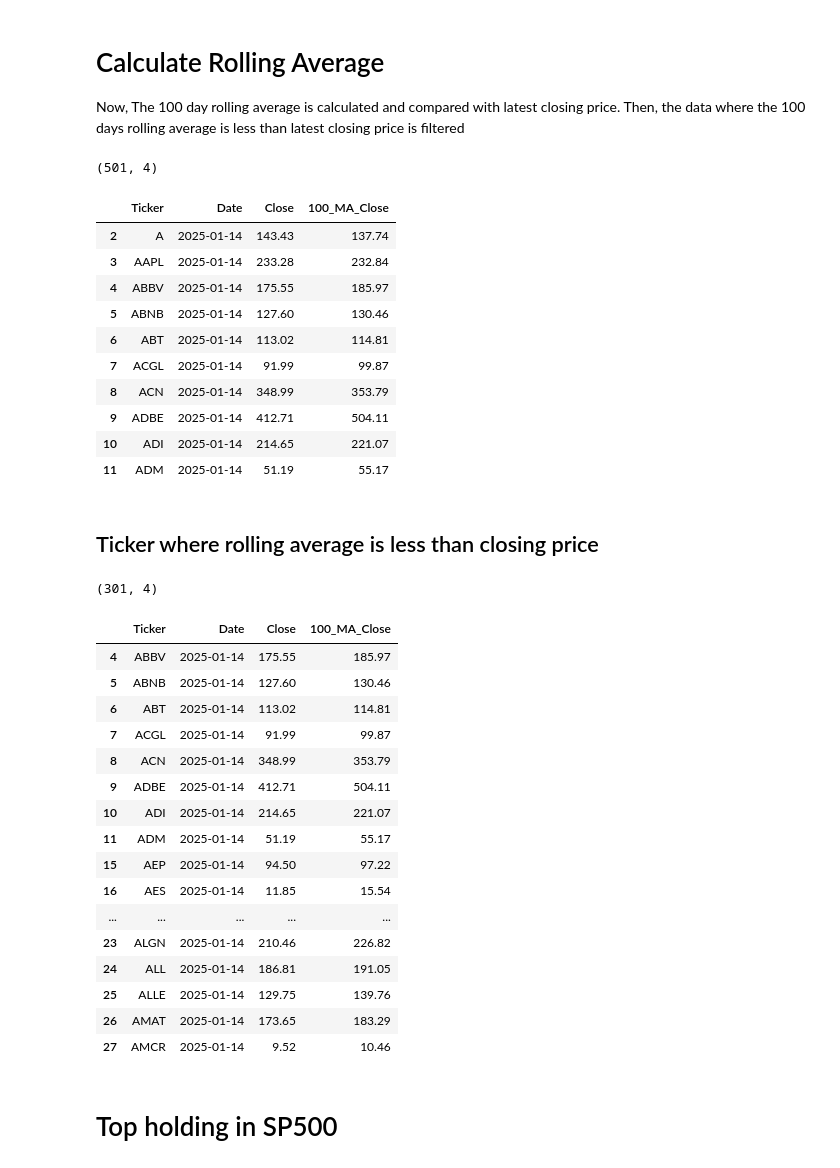
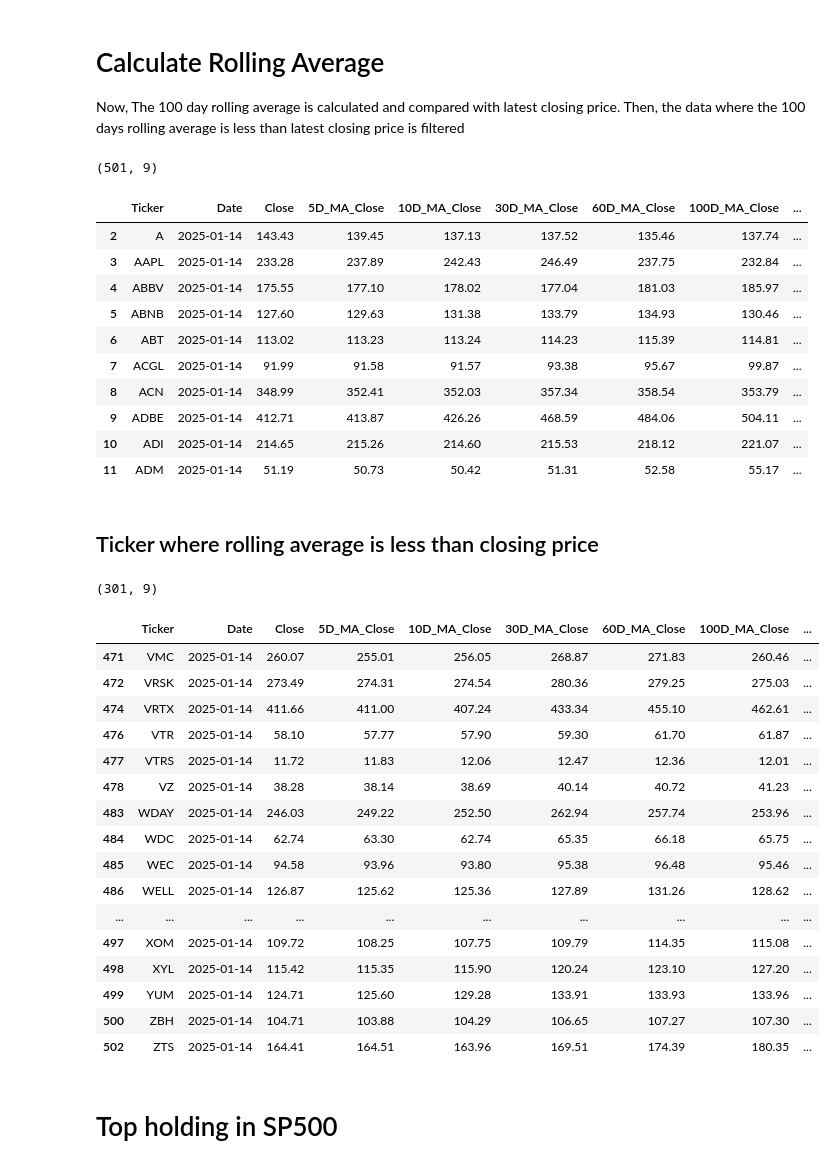
Before and after one commit to hssaka7/hssaka7.github.io, a Jupyter notebook: core/blogs/stock_market_analysis/stock_market_analysis.ipynb, the cells around one changed output. Saved outputs shown, nothing was run; the diff lists cells and outputs as text; code cells hidden in the pictures.

Commit message:
added multiple rolling windows

```diff
--- a/core/blogs/stock_market_analysis/stock_market_analysis.ipynb
+++ b/core/blogs/stock_market_analysis/stock_market_analysis.ipynb
@@ -77,59 +76,60 @@ data.tail()
 Now, The 100 day rolling average is calculated and compared with latest closing price.
 Then, the  data where the 100 days rolling average is less than latest closing price is filtered
 # %%
-window_size = 100
+window_sizes = [5, 10, 30, 60, 100, 200] # indays
 results = []
 for ticker in data.columns.get_level_values(1).unique():
 
     ticker_data = data['Close'][ticker]
-    results.append((ticker,
-                    ticker_data.index[-1],
-                    ticker_data.iloc[-1].round(2),
-                   (ticker_data.tail(window_size).sum()/window_size).round(2))
-    )
+    row = [ticker,ticker_data.index[-1],ticker_data.iloc[-1].round(2)]
+    columns = ['Ticker','Date','Close']
 
-rolling_avg_df = pd.DataFrame(results, columns=['Ticker','Date','Close', f'{window_size}_MA_Close'])
+    row = row + [(ticker_data.tail(window_size).sum()/window_size).round(2) for window_size in window_sizes]
+    columns = columns + [f'{window_size}D_MA_Close' for window_size in window_sizes]
+    results.append(row)
+
+rolling_avg_df = pd.DataFrame(results, columns= columns)
 rolling_avg_df.dropna(inplace=True)
 print(rolling_avg_df.shape)
 rolling_avg_df.head(10)
 # %% [output]
-(501, 4)
+(501, 9)
-|  | Ticker | Date | Close | 100_MA_Close |
-| 2 | A | 2025-01-14 | 143.43 | 137.74 |
-| 3 | AAPL | 2025-01-14 | 233.28 | 232.84 |
-| 4 | ABBV | 2025-01-14 | 175.55 | 185.97 |
-| 5 | ABNB | 2025-01-14 | 127.60 | 130.46 |
-| 6 | ABT | 2025-01-14 | 113.02 | 114.81 |
-| 7 | ACGL | 2025-01-14 | 91.99 | 99.87 |
-| 8 | ACN | 2025-01-14 | 348.99 | 353.79 |
-| 9 | ADBE | 2025-01-14 | 412.71 | 504.11 |
-| 10 | ADI | 2025-01-14 | 214.65 | 221.07 |
-| 11 | ADM | 2025-01-14 | 51.19 | 55.17 |
+|  | Ticker | Date | Close | 5D_MA_Close | 10D_MA_Close | 30D_MA_Close | 60D_MA_Close | 100D_MA_Close | ... |
+| 2 | A | 2025-01-14 | 143.43 | 139.45 | 137.13 | 137.52 | 135.46 | 137.74 | ... |
+| 3 | AAPL | 2025-01-14 | 233.28 | 237.89 | 242.43 | 246.49 | 237.75 | 232.84 | ... |
+| 4 | ABBV | 2025-01-14 | 175.55 | 177.10 | 178.02 | 177.04 | 181.03 | 185.97 | ... |
+| 5 | ABNB | 2025-01-14 | 127.60 | 129.63 | 131.38 | 133.79 | 134.93 | 130.46 | ... |
+| 6 | ABT | 2025-01-14 | 113.02 | 113.23 | 113.24 | 114.23 | 115.39 | 114.81 | ... |
+| 7 | ACGL | 2025-01-14 | 91.99 | 91.58 | 91.57 | 93.38 | 95.67 | 99.87 | ... |
+| 8 | ACN | 2025-01-14 | 348.99 | 352.41 | 352.03 | 357.34 | 358.54 | 353.79 | ... |
+| 9 | ADBE | 2025-01-14 | 412.71 | 413.87 | 426.26 | 468.59 | 484.06 | 504.11 | ... |
+| 10 | ADI | 2025-01-14 | 214.65 | 215.26 | 214.60 | 215.53 | 218.12 | 221.07 | ... |
+| 11 | ADM | 2025-01-14 | 51.19 | 50.73 | 50.42 | 51.31 | 52.58 | 55.17 | ... |
 # %% [markdown]
 ## Ticker where rolling average is less than closing price
 # %%
-filtered_df = rolling_avg_df[rolling_avg_df['Close'] < rolling_avg_df['100_MA_Close']]
+filtered_df = rolling_avg_df[rolling_avg_df['Close'] < rolling_avg_df['100D_MA_Close']]
 print(filtered_df.shape)
-filtered_df.head(20)
+filtered_df.tail(20)
 # %% [output]
-(301, 4)
+(301, 9)
-|  | Ticker | Date | Close | 100_MA_Close |
-| 4 | ABBV | 2025-01-14 | 175.55 | 185.97 |
-| 5 | ABNB | 2025-01-14 | 127.60 | 130.46 |
-| 6 | ABT | 2025-01-14 | 113.02 | 114.81 |
-| 7 | ACGL | 2025-01-14 | 91.99 | 99.87 |
-| 8 | ACN | 2025-01-14 | 348.99 | 353.79 |
-| 9 | ADBE | 2025-01-14 | 412.71 | 504.11 |
-| 10 | ADI | 2025-01-14 | 214.65 | 221.07 |
-| 11 | ADM | 2025-01-14 | 51.19 | 55.17 |
-| 15 | AEP | 2025-01-14 | 94.50 | 97.22 |
-| 16 | AES | 2025-01-14 | 11.85 | 15.54 |
-| ... | ... | ... | ... | ... |
-| 23 | ALGN | 2025-01-14 | 210.46 | 226.82 |
-| 24 | ALL | 2025-01-14 | 186.81 | 191.05 |
-| 25 | ALLE | 2025-01-14 | 129.75 | 139.76 |
-| 26 | AMAT | 2025-01-14 | 173.65 | 183.29 |
-| 27 | AMCR | 2025-01-14 | 9.52 | 10.46 |
+|  | Ticker | Date | Close | 5D_MA_Close | 10D_MA_Close | 30D_MA_Close | 60D_MA_Close | 100D_MA_Close | ... |
+| 471 | VMC | 2025-01-14 | 260.07 | 255.01 | 256.05 | 268.87 | 271.83 | 260.46 | ... |
+| 472 | VRSK | 2025-01-14 | 273.49 | 274.31 | 274.54 | 280.36 | 279.25 | 275.03 | ... |
+| 474 | VRTX | 2025-01-14 | 411.66 | 411.00 | 407.24 | 433.34 | 455.10 | 462.61 | ... |
+| 476 | VTR | 2025-01-14 | 58.10 | 57.77 | 57.90 | 59.30 | 61.70 | 61.87 | ... |
+| 477 | VTRS | 2025-01-14 | 11.72 | 11.83 | 12.06 | 12.47 | 12.36 | 12.01 | ... |
+| 478 | VZ | 2025-01-14 | 38.28 | 38.14 | 38.69 | 40.14 | 40.72 | 41.23 | ... |
+| 483 | WDAY | 2025-01-14 | 246.03 | 249.22 | 252.50 | 262.94 | 257.74 | 253.96 | ... |
+| 484 | WDC | 2025-01-14 | 62.74 | 63.30 | 62.74 | 65.35 | 66.18 | 65.75 | ... |
+| 485 | WEC | 2025-01-14 | 94.58 | 93.96 | 93.80 | 95.38 | 96.48 | 95.46 | ... |
+| 486 | WELL | 2025-01-14 | 126.87 | 125.62 | 125.36 | 127.89 | 131.26 | 128.62 | ... |
+| ... | ... | ... | ... | ... | ... | ... | ... | ... | ... |
+| 497 | XOM | 2025-01-14 | 109.72 | 108.25 | 107.75 | 109.79 | 114.35 | 115.08 | ... |
+| 498 | XYL | 2025-01-14 | 115.42 | 115.35 | 115.90 | 120.24 | 123.10 | 127.20 | ... |
+| 499 | YUM | 2025-01-14 | 124.71 | 125.60 | 129.28 | 133.91 | 133.93 | 133.96 | ... |
+| 500 | ZBH | 2025-01-14 | 104.71 | 103.88 | 104.29 | 106.65 | 107.27 | 107.30 | ... |
+| 502 | ZTS | 2025-01-14 | 164.41 | 164.51 | 163.96 | 169.51 | 174.39 | 180.35 | ... |
 # %% [markdown]
 # Top holding in SP500
 # %%
```
Also changed, not shown: parts of 2 cells of this notebook.
